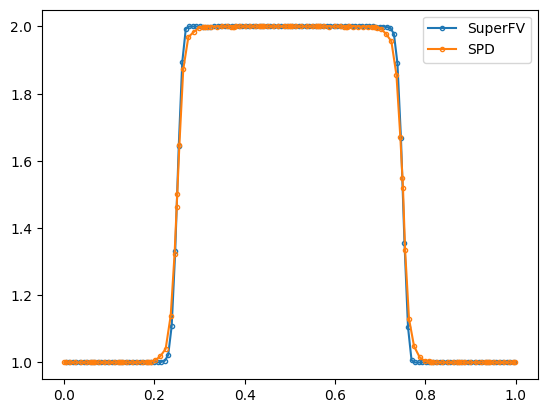
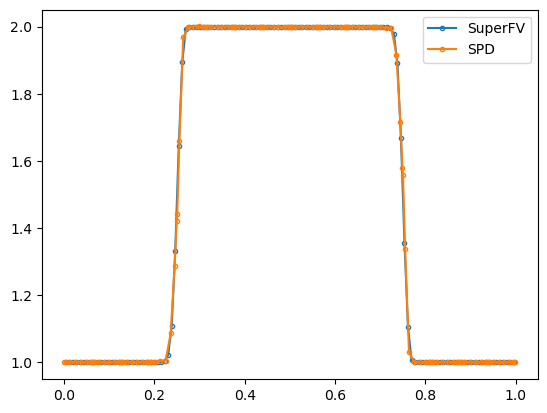
The notebook cell's code change between the first figure and the second:
--- before
+++ after
@@ -16,2 +16,4 @@
 )
 plt.legend()
+
+plt.savefig("square1d.pdf")

Commit: add: 2D square test